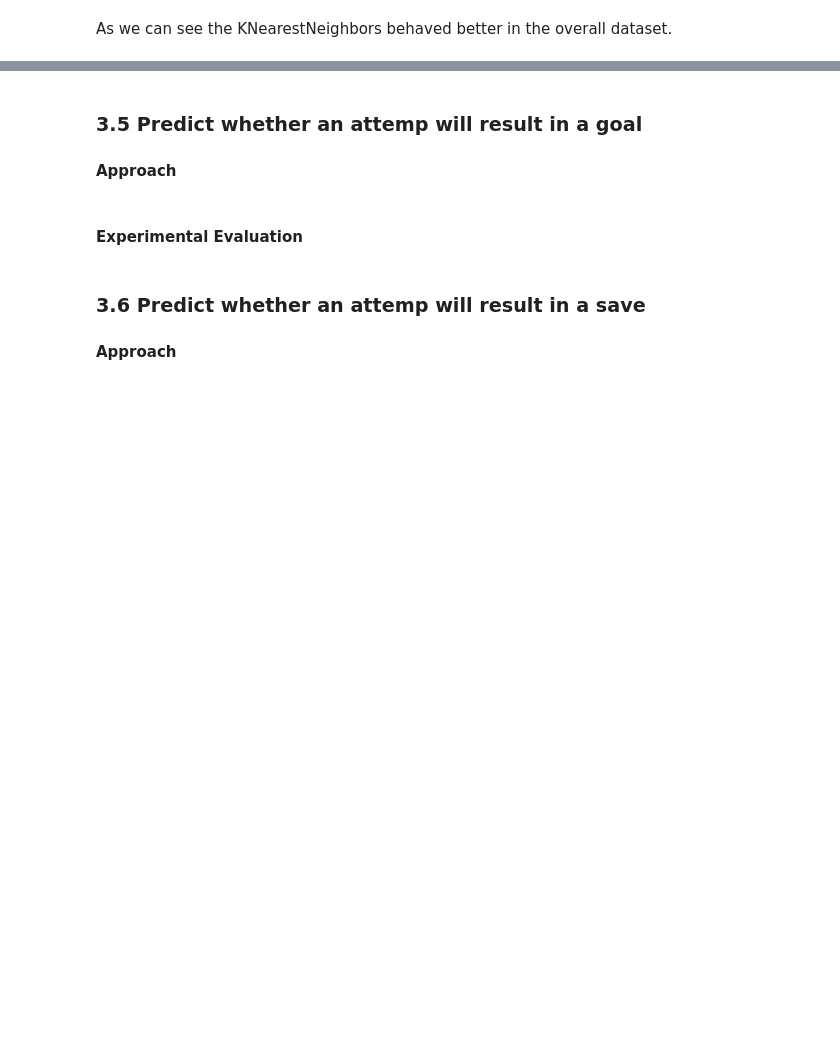
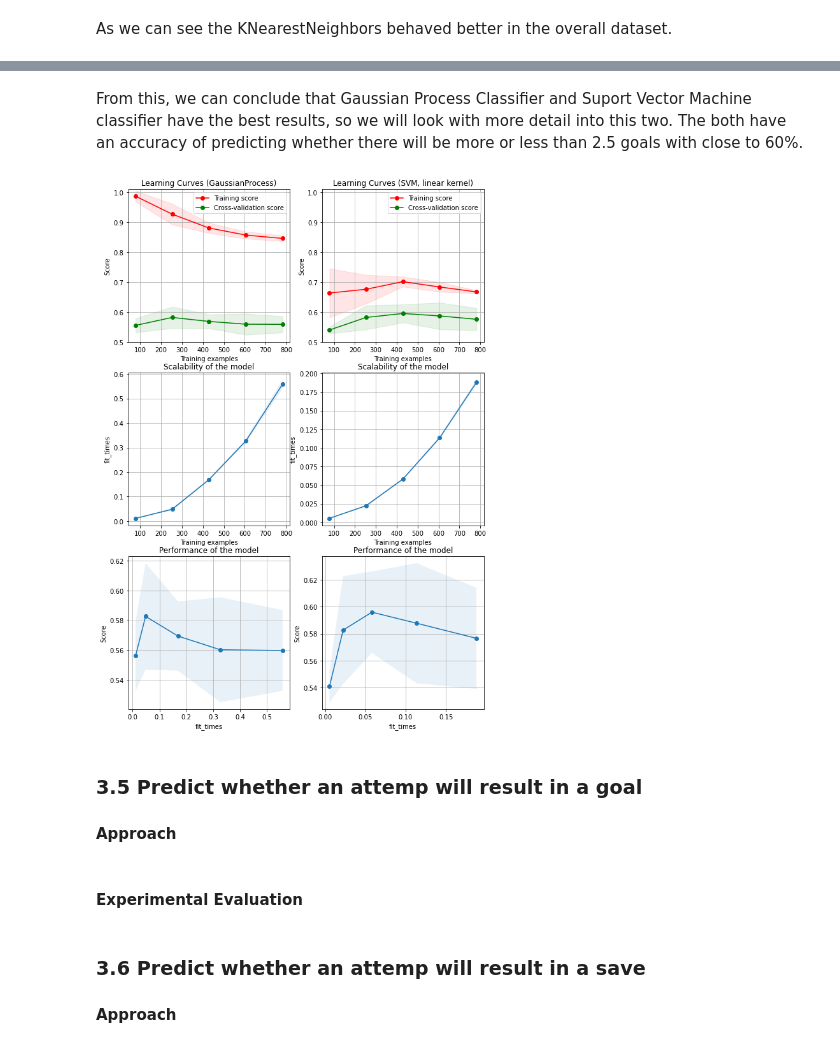
Before and after one commit to gmtorres/MIEIC_19_20_IART, a Jupyter notebook: Proj2/report.ipynb, the cells around one changed output, grey strips where cells are left out. Cells and saved outputs as stored; diff of their text form; code cells hidden in the pictures; blank space fills up the shorter version.

```diff
--- a/Proj2/report.ipynb
+++ b/Proj2/report.ipynb
@@ -587,0 +896,3 @@ This problem consists of determining the moment of the first goal, which is also
+# %%
+selected = ginf[ginf.odd_over.notnull() & ginf.odd_under.notnull()][['fthg','ftag','ht','at','season','odd_over','odd_under','odd_bts','odd_bts_n']].copy()
+selected.head()
@@ -587,0 +908,10 @@ This problem consists of determining the moment of the first goal, which is also
+# %%
+selected['total'] = selected['fthg'] + selected['ftag']
+
+col = 'total'
+conditions = [selected[col] < 2.5 , selected[col] > 2.5]
+choices = ['0','1']
+selected['total'] = np.select(conditions,choices,default=np.nan)
+selected = selected.iloc[:,2:]
+selected = selected[['total','ht','at','odd_over','odd_under','odd_bts','odd_bts_n']]
+selected
@@ -587,0 +934,3 @@ This problem consists of determining the moment of the first goal, which is also
+# %%
+data = pd.get_dummies(selected,columns=['ht','at'])
+data
@@ -587,0 +953,8 @@ This problem consists of determining the moment of the first goal, which is also
+# %%
+data = data.replace(np.nan, 0)
+X = data.iloc[:,1:]
+y = data.iloc[:,:1]
+y = np.ravel(y)
+print(X.shape)
+print(y.shape)
+X_train, X_test, y_train, y_test = train_test_split(X, y, test_size=0.25, random_state=1)
@@ -588,3 +1040,28 @@ This problem consists of determining the moment of the first goal, which is also
+# %% [markdown]
+From this, we can conclude that Gaussian Process Classifier and Suport Vector Machine classifier have the best results, so we will look with more detail into this two. The both have an accuracy of predicting whether there will be more or less than 2.5 goals with close to 60%.
+# %%
+fig, axes = plt.subplots(3, 2, figsize=(10, 15))
+
+
+title = "Learning Curves (GaussianProcess)"
+# Cross validation with 100 iterations to get smoother mean test and train
+# score curves, each time with 20% data randomly selected as a validation set.
+cv = ShuffleSplit(n_splits=10, test_size=0.2, random_state=0)
+
+estimator = GaussianProcessClassifier(max_iter_predict = 50, n_restarts_optimizer = 0, warm_start = True)
+plot_learning_curve(estimator, title, X, y, axes=axes[:, 0], ylim=(0.5, 1.01),
+                    cv=cv, n_jobs=4)
+
+title = r"Learning Curves (SVM, linear kernel)"
+# SVC is more expensive so we do a lower number of CV iterations:
+cv = ShuffleSplit(n_splits=5, test_size=0.2, random_state=0)
+estimator = svm.SVC(gamma = 'scale', kernel = 'rbf')
+plot_learning_curve(estimator, title, X, y, axes=axes[:, 1], ylim=(0.5, 1.01),
+                    cv=cv, n_jobs=4)
+
+plt.show()
+# %% [output]
+[figure, added]
 # %% [markdown]
 ### 3.5 Predict whether an attemp will result in a goal
 #### Approach
```
Also changed, not shown: parts of 37 cells of this notebook, 2 other files.
